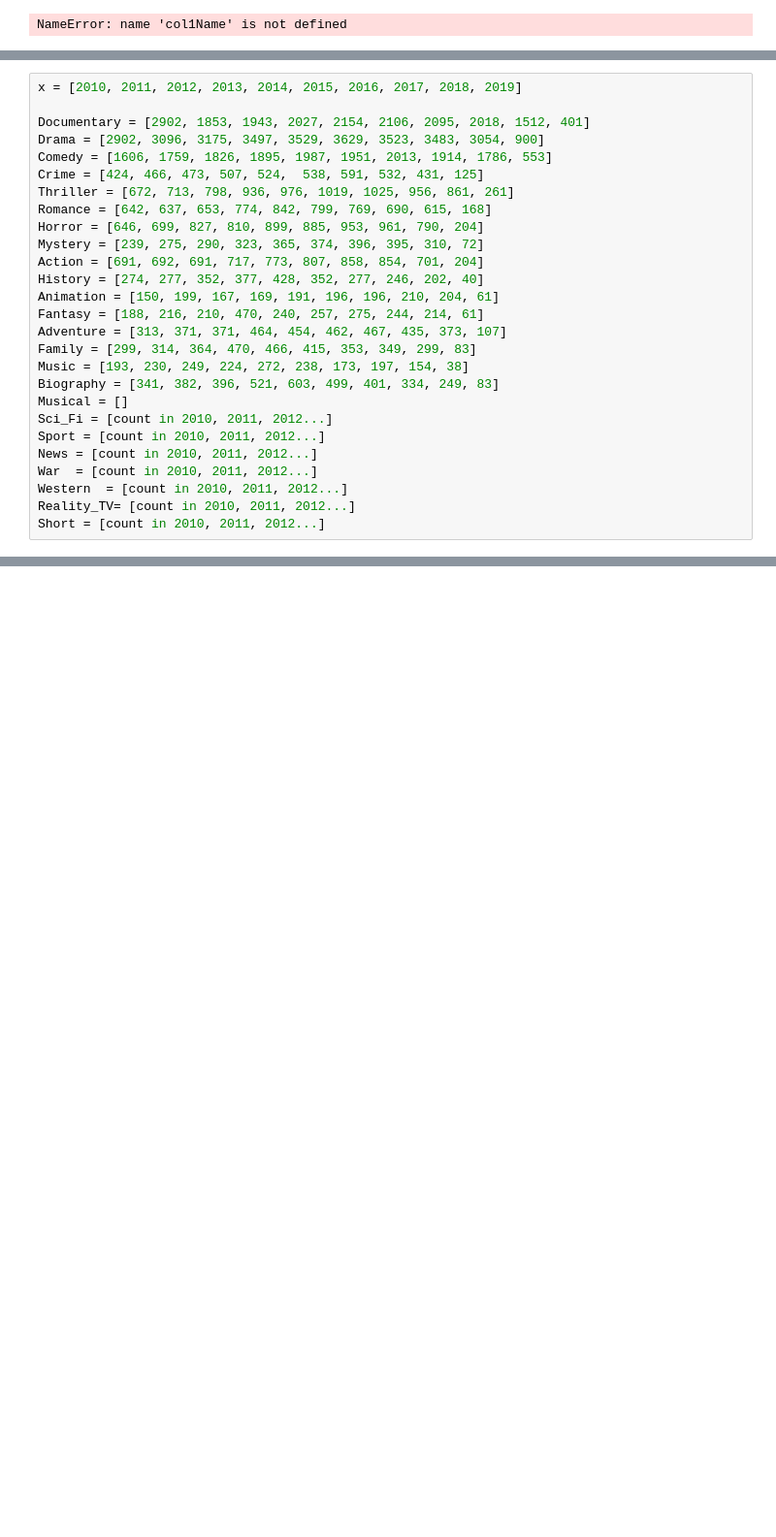
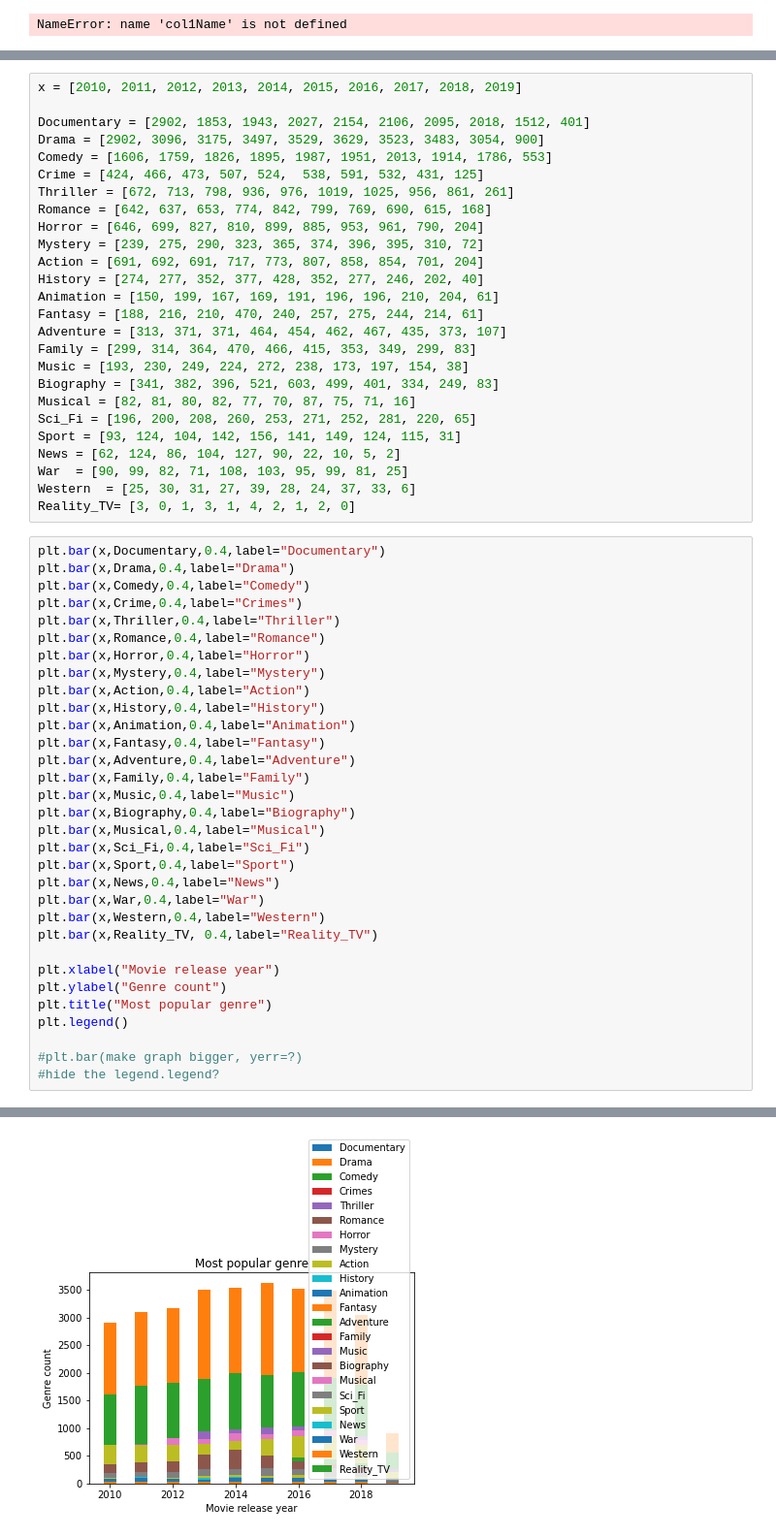
Before and after one commit to reynoso811/010921-pt-phase-1-project, a Jupyter notebook: data/zippedData/Processed/First_plot-Copy1.ipynb, the cells around one changed output, grey strips where cells are left out. Shown at 97% size. Cells and saved outputs as stored; diff of their text form; blank space fills up the shorter version.

```diff
--- a/data/zippedData/Processed/First_plot-Copy1.ipynb
+++ b/data/zippedData/Processed/First_plot-Copy1.ipynb
@@ -181,11 +192,43 @@ Adventure = [313, 371, 371, 464, 454, 462, 467, 435, 373, 107]
 Family = [299, 314, 364, 470, 466, 415, 353, 349, 299, 83]
 Music = [193, 230, 249, 224, 272, 238, 173, 197, 154, 38]
 Biography = [341, 382, 396, 521, 603, 499, 401, 334, 249, 83]
-Musical = []
-Sci_Fi = [count in 2010, 2011, 2012...]
-Sport = [count in 2010, 2011, 2012...]
-News = [count in 2010, 2011, 2012...]
-War  = [count in 2010, 2011, 2012...]
-Western  = [count in 2010, 2011, 2012...]
-Reality_TV= [count in 2010, 2011, 2012...]
-Short = [count in 2010, 2011, 2012...]
+Musical = [82, 81, 80, 82, 77, 70, 87, 75, 71, 16]
+Sci_Fi = [196, 200, 208, 260, 253, 271, 252, 281, 220, 65]
+Sport = [93, 124, 104, 142, 156, 141, 149, 124, 115, 31]
+News = [62, 124, 86, 104, 127, 90, 22, 10, 5, 2]
+War  = [90, 99, 82, 71, 108, 103, 95, 99, 81, 25]
+Western  = [25, 30, 31, 27, 39, 28, 24, 37, 33, 6]
+Reality_TV= [3, 0, 1, 3, 1, 4, 2, 1, 2, 0]
+# %%
+plt.bar(x,Documentary,0.4,label="Documentary")
+plt.bar(x,Drama,0.4,label="Drama")
+plt.bar(x,Comedy,0.4,label="Comedy")
+plt.bar(x,Crime,0.4,label="Crimes")
+plt.bar(x,Thriller,0.4,label="Thriller")
+plt.bar(x,Romance,0.4,label="Romance")
+plt.bar(x,Horror,0.4,label="Horror")
+plt.bar(x,Mystery,0.4,label="Mystery")
+plt.bar(x,Action,0.4,label="Action")
+plt.bar(x,History,0.4,label="History")
+plt.bar(x,Animation,0.4,label="Animation")
+plt.bar(x,Fantasy,0.4,label="Fantasy")
+plt.bar(x,Adventure,0.4,label="Adventure")
+plt.bar(x,Family,0.4,label="Family")
+plt.bar(x,Music,0.4,label="Music")
+plt.bar(x,Biography,0.4,label="Biography")
+plt.bar(x,Musical,0.4,label="Musical")
+plt.bar(x,Sci_Fi,0.4,label="Sci_Fi")
+plt.bar(x,Sport,0.4,label="Sport")
+plt.bar(x,News,0.4,label="News")
+plt.bar(x,War,0.4,label="War")
+plt.bar(x,Western,0.4,label="Western")
+plt.bar(x,Reality_TV, 0.4,label="Reality_TV")
+
+plt.xlabel("Movie release year")
+plt.ylabel("Genre count")
+plt.title("Most popular genre")
+plt.legend()
+
+#plt.bar(make graph bigger, yerr=?)
+#hide the legend.legend?
+# %% [output]
@@ -191,0 +236 @@ Short = [count in 2010, 2011, 2012...]
+[figure, added]
```
Also changed, not shown: parts of 5 cells of this notebook, 3 other files.
